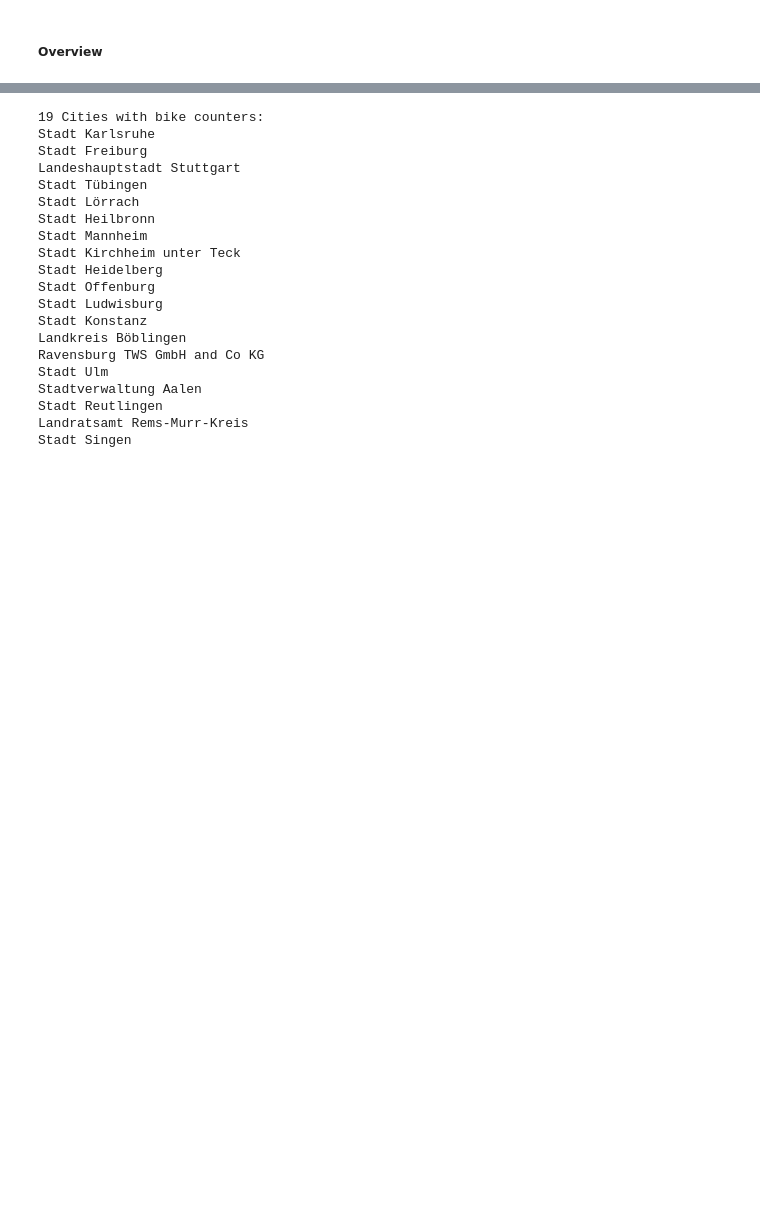
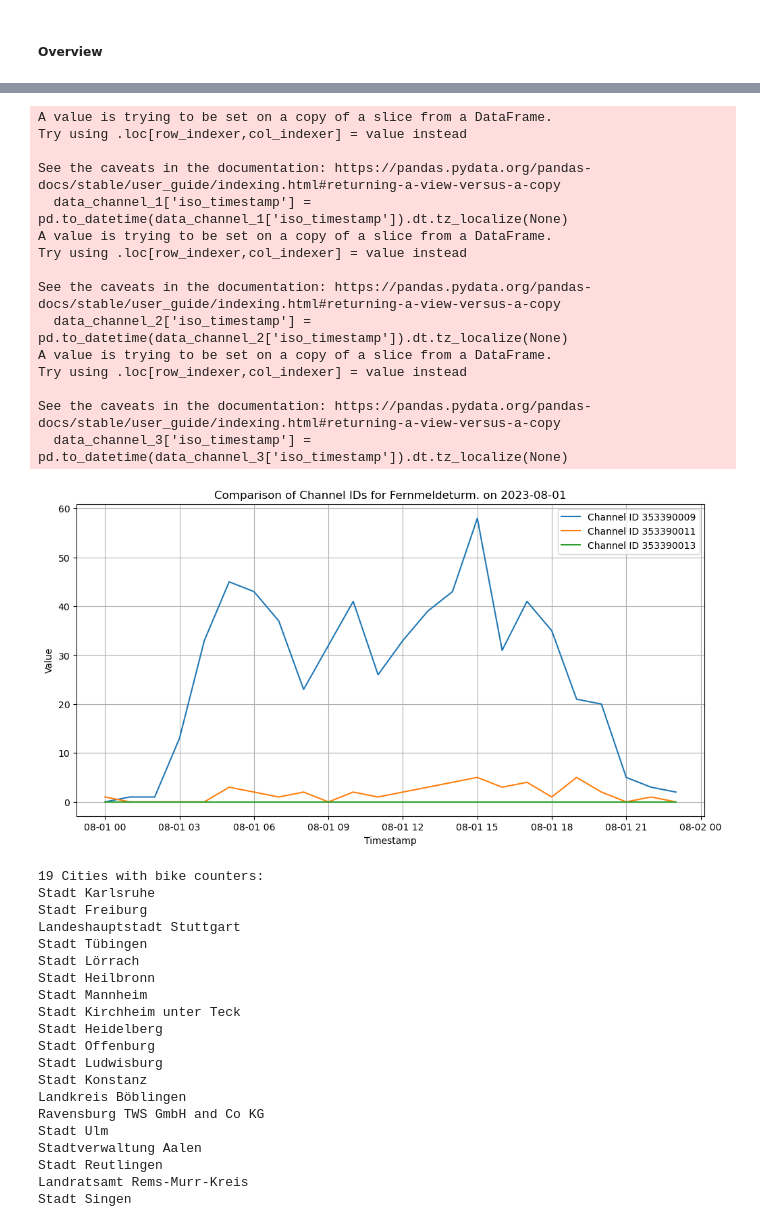
Before and after one commit to skessler01/data_literacy, a Jupyter notebook: notebooks/cycling_promotion.ipynb, the cells around one changed output, grey strips where cells are left out. Cells and saved outputs as stored; diff of their text form; code cells hidden in the pictures; blank space fills up the shorter version.

```diff
--- a/notebooks/cycling_promotion.ipynb
+++ b/notebooks/cycling_promotion.ipynb
@@ -60,0 +115,11 @@ counters_with_tracking
+# %%
+# Überblick für einen bestimmten Counter-Site, wie viele Channels es zu den Namen gibt und seit/ bis wann Daten vorliegen
+
+counter_site = 'Fernmeldeturm.'
+
+data_counter_site = data_city[data_city['counter_site'] == counter_site]
+ids_names_map = data_counter_site.groupby('channel_name')['channel_id'].agg(lambda x: sorted(set(x))).reset_index().rename(columns={'channel_id': 'channel_ids'})
+ids_names_map
+
+ids_names = data_counter_site.groupby(['channel_name', 'channel_id'])['iso_timestamp'].agg(first_timestamp='min', last_timestamp='max').reset_index()
+ids_names
@@ -60,0 +134,37 @@ counters_with_tracking
+# %%
+# sind die Daten von 2 verschiedenen Channel-IDs tatsächlich unterschiedlich?
+
+channel_id_1 = 353390009
+channel_id_2 = 353390011
+channel_id_3 = 353390013
+data_channel_1 = data_counter_site[data_counter_site['channel_id'] == channel_id_1]
+data_channel_2 = data_counter_site[data_counter_site['channel_id'] == channel_id_2]
+data_channel_3 = data_counter_site[data_counter_site['channel_id'] == channel_id_3]
+
+print(data_channel_1.head(10))
+print(data_channel_2.head(10))
+print(data_channel_3.head(10))
+
+
+data_channel_1['iso_timestamp'] = pd.to_datetime(data_channel_1['iso_timestamp']).dt.tz_localize(None)
+data_channel_2['iso_timestamp'] = pd.to_datetime(data_channel_2['iso_timestamp']).dt.tz_localize(None)
+data_channel_3['iso_timestamp'] = pd.to_datetime(data_channel_3['iso_timestamp']).dt.tz_localize(None)
+
+start = pd.Timestamp("2023-08-01")
+end   = pd.Timestamp("2023-08-02")
+
+data_channel_1_day = data_channel_1.query("@start <= iso_timestamp < @end")
+data_channel_2_day = data_channel_2.query("@start <= iso_timestamp < @end")
+data_channel_3_day = data_channel_3.query("@start <= iso_timestamp < @end")
+
+plt.figure(figsize=(12, 6))
+plt.plot(data_channel_1_day['iso_timestamp'], data_channel_1_day['zählstand'], label=f'Channel ID {channel_id_1}')
+plt.plot(data_channel_2_day['iso_timestamp'], data_channel_2_day['zählstand'], label=f'Channel ID {channel_id_2}')
+plt.plot(data_channel_3_day['iso_timestamp'], data_channel_3_day['zählstand'], label=f'Channel ID {channel_id_3}')
+plt.xlabel('Timestamp')
+plt.ylabel('Value')
+plt.title(f'Comparison of Channel IDs for {counter_site} on {start.date()}')
+plt.legend()
+plt.grid()
+plt.show()
+# %% [output]
@@ -61,3 +188,19 @@ counters_with_tracking
+A value is trying to be set on a copy of a slice from a DataFrame.
+Try using .loc[row_indexer,col_indexer] = value instead
+
+See the caveats in the documentation: https://pandas.pydata.org/pandas-docs/stable/user_guide/indexing.html#returning-a-view-versus-a-copy
+  data_channel_1['iso_timestamp'] = pd.to_datetime(data_channel_1['iso_timestamp']).dt.tz_localize(None)
+A value is trying to be set on a copy of a slice from a DataFrame.
+Try using .loc[row_indexer,col_indexer] = value instead
+
+See the caveats in the documentation: https://pandas.pydata.org/pandas-docs/stable/user_guide/indexing.html#returning-a-view-versus-a-copy
+  data_channel_2['iso_timestamp'] = pd.to_datetime(data_channel_2['iso_timestamp']).dt.tz_localize(None)
+A value is trying to be set on a copy of a slice from a DataFrame.
+Try using .loc[row_indexer,col_indexer] = value instead
+
+See the caveats in the documentation: https://pandas.pydata.org/pandas-docs/stable/user_guide/indexing.html#returning-a-view-versus-a-copy
+  data_channel_3['iso_timestamp'] = pd.to_datetime(data_channel_3['iso_timestamp']).dt.tz_localize(None)
+[figure, added]
 # %%
 # Different cities
 cities = data['standort'].unique()
```
Also changed, not shown: parts of 6 cells of this notebook.
